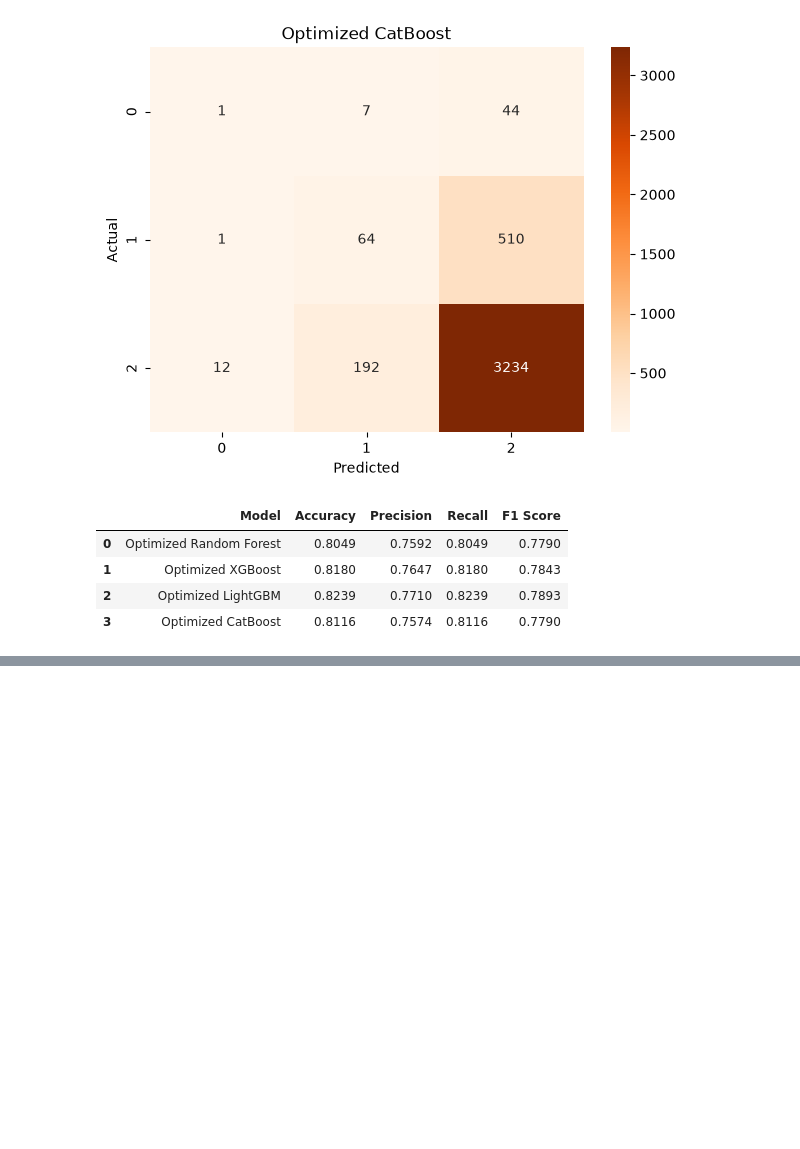
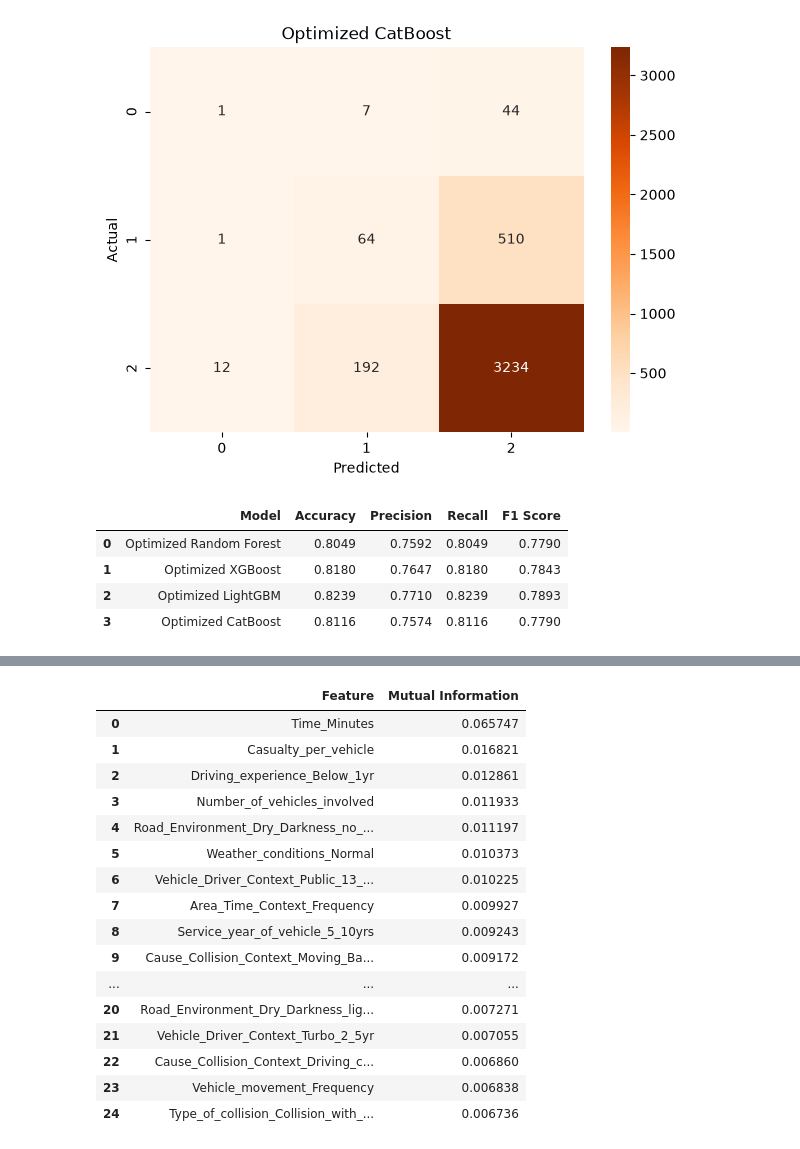
Before and after one commit to Pranjali-3/road-accident-severity-analysis, a Jupyter notebook: road_accident.ipynb, the cells around one changed output, grey strips where cells are left out. Drawn from its saved outputs; the diff is of its cells as text; code cells hidden in the pictures; blank space fills up the shorter version.

```diff
--- a/road_accident.ipynb
+++ b/road_accident.ipynb
@@ -2287,8 +2103,0 @@ y = df['Accident_severity']
-# %%
-from sklearn.preprocessing import LabelEncoder
-
-categorical_cols = X.select_dtypes(include=['object','string']).columns
-
-for col in categorical_cols:
-    encoder = LabelEncoder()
-    X[col] = encoder.fit_transform(X[col].astype(str))
@@ -3116,0 +2382,13 @@ False
+# %%
+# ============================================================
+# FREQUENCY ENCODING FOR CATEGORICAL DENSITY SIGNALS
+# ============================================================
+# Frequency encoding adds compact numerical signals while one-hot encoding
+# still preserves the original categories for non-linear models.
+
+for col in df_fe.select_dtypes(include=["object", "string"]).columns:
+    if col not in ["Accident_severity"]:
+        freq_map = df_fe[col].value_counts(normalize=True)
+        df_fe[f"{col}_Frequency"] = df_fe[col].map(freq_map).astype(float)
+
+print("Final engineered dataset shape:", df_fe.shape)
@@ -3116,0 +2607,32 @@ False
+# %%
+from sklearn.feature_selection import mutual_info_classif
+
+mi_scores = mutual_info_classif(X_train, y_train, random_state=42)
+feature_importance_mi = (
+    pd.DataFrame({
+        "Feature": X_train.columns,
+        "Mutual Information": mi_scores
+    })
+    .sort_values("Mutual Information", ascending=False)
+    .reset_index(drop=True)
+)
+
+feature_importance_mi.head(25)
+# %% [output]
+|  | Feature | Mutual Information |
+| 0 | Time_Minutes | 0.065747 |
+| 1 | Casualty_per_vehicle | 0.016821 |
+| 2 | Driving_experience_Below_1yr | 0.012861 |
+| 3 | Number_of_vehicles_involved | 0.011933 |
+| 4 | Road_Environment_Dry_Darkness_no_... | 0.011197 |
+| 5 | Weather_conditions_Normal | 0.010373 |
+| 6 | Vehicle_Driver_Context_Public_13_... | 0.010225 |
+| 7 | Area_Time_Context_Frequency | 0.009927 |
+| 8 | Service_year_of_vehicle_5_10yrs | 0.009243 |
+| 9 | Cause_Collision_Context_Moving_Ba... | 0.009172 |
+| ... | ... | ... |
+| 20 | Road_Environment_Dry_Darkness_lig... | 0.007271 |
+| 21 | Vehicle_Driver_Context_Turbo_2_5yr | 0.007055 |
+| 22 | Cause_Collision_Context_Driving_c... | 0.006860 |
+| 23 | Vehicle_movement_Frequency | 0.006838 |
+| 24 | Type_of_collision_Collision_with_... | 0.006736 |
```
Also changed, not shown: parts of 109 cells of this notebook, 4 other files.
